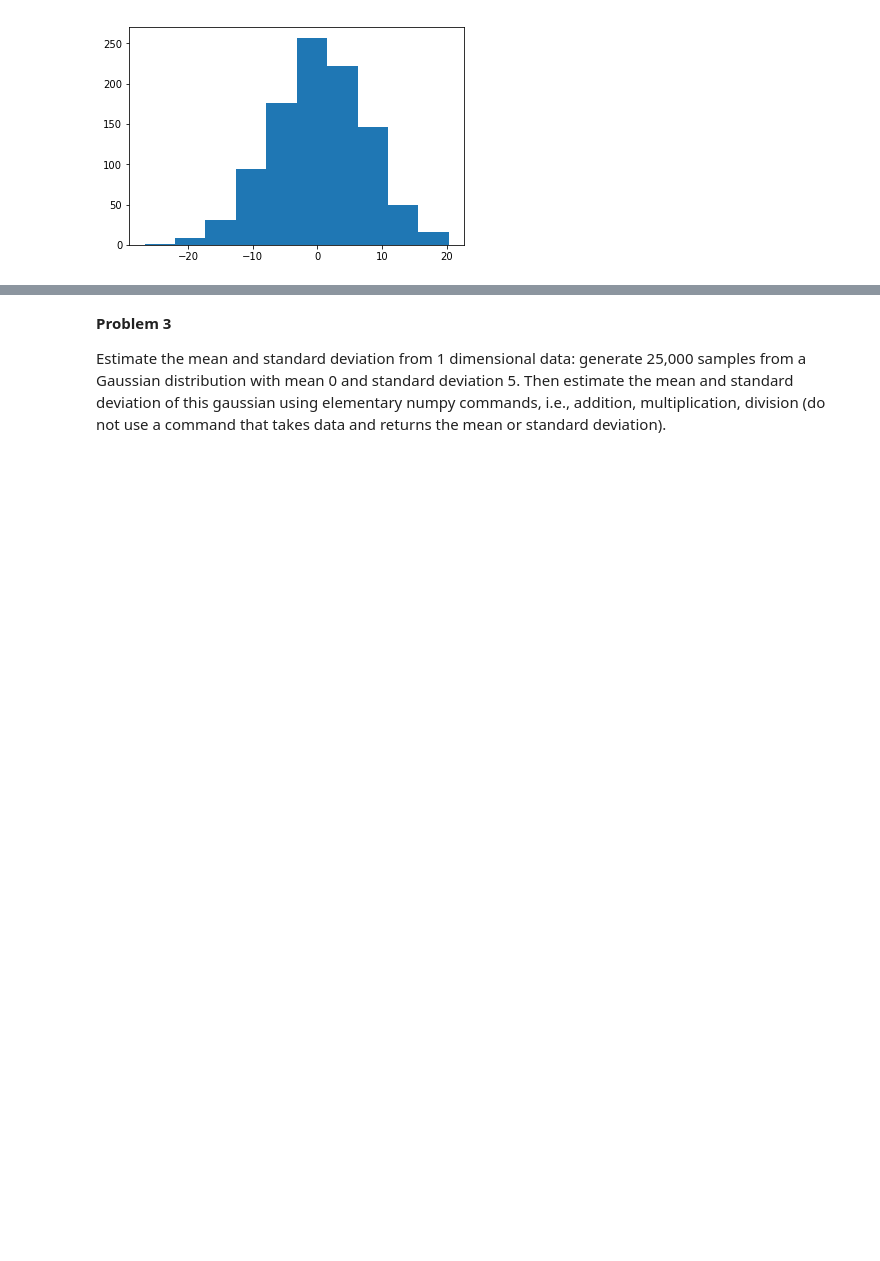
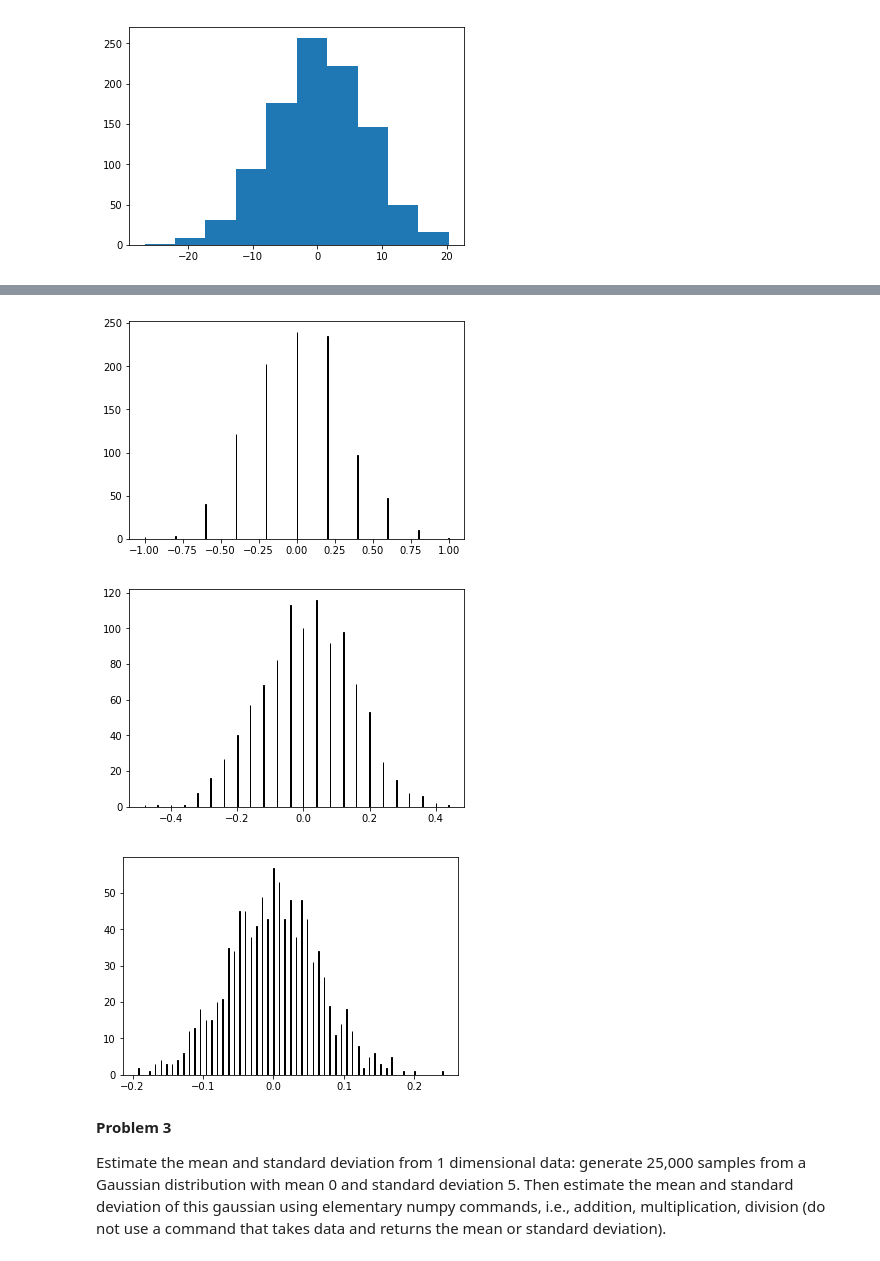
Before and after one commit to JulianDomingo/EE-379K-Data-Science-Lab, a Jupyter notebook: Lab 1/Lab1.ipynb, the cells around one changed output, grey strips where cells are left out. Drawn from its saved outputs; the diff is of its cells as text; code cells hidden in the pictures; blank space fills up the shorter version.

```diff
--- a/Lab 1/Lab1.ipynb
+++ b/Lab 1/Lab1.ipynb
@@ -33,3 +37,33 @@ Variance: 7.28830286121
+# %%
+def plot_zn(n):
+    draws = 1000
+    zn_samples = []
+
+    for i in range(draws):
+        sample = 0
+
+        # Create a draw of size n
+        for j in range(n):
+            # Result of a single trial of the i.i.d. Xi.
+            value = np.random.binomial(1, 0.5)
+
+            # Mapping trial failure to -1 to match distribution of Xi.
+            sample += -1 if value == 0 else 1
+
+        sample /= float(n)
+        zn_samples.append(sample)
+
+    # Set bins to large number to effectively show differences from varying sample sizes
+    plt.hist(zn_samples, bins=500, histtype='bar', ec='black')
+    plt.show()
+
+plot_zn(10)
+plot_zn(50)
+plot_zn(250)
+# %% [output]
+[figure, added]
+[figure, added]
+[figure, added]
 # %% [markdown]
 **Problem 3**
 
```
Also changed, not shown: parts of 1 cell of this notebook.
